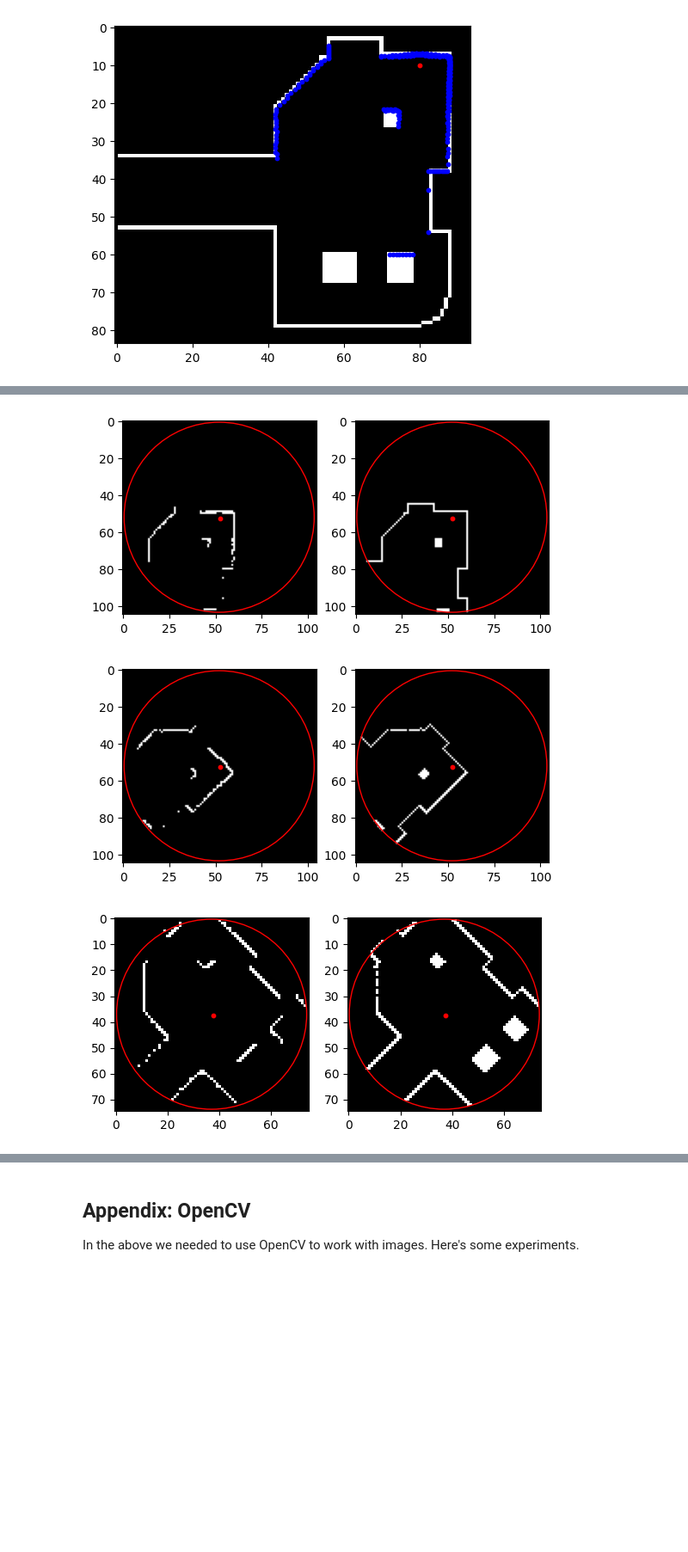
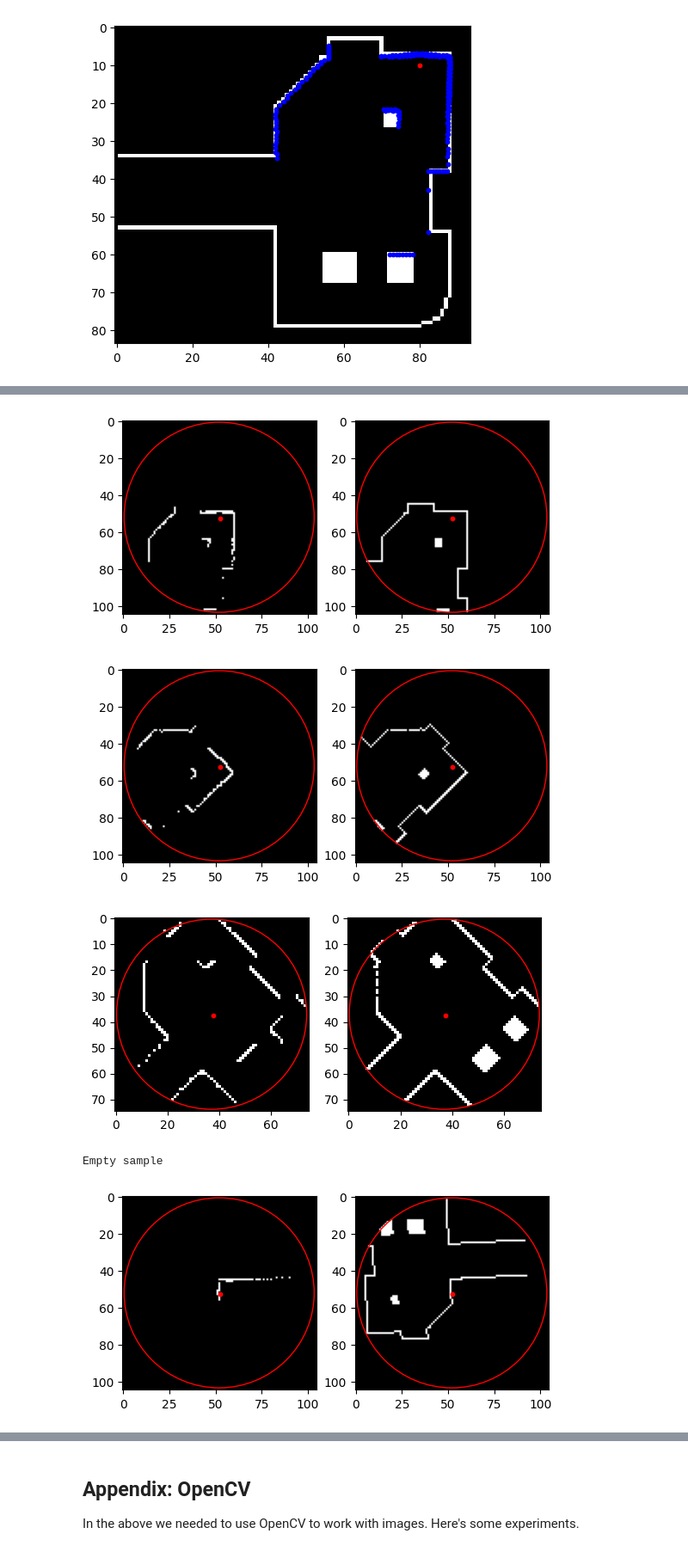
Before and after one commit to malcolmlett/robovac, a Jupyter notebook: Experiment_NN_LDS_to_OccupancyMap_1.ipynb, the cells around one changed output, grey strips where cells are left out. Shown at 86% size. Saved outputs shown, nothing was run; the diff lists cells and outputs as text; code cells hidden in the pictures; blank space fills up the shorter version.

```diff
--- a/Experiment_NN_LDS_to_OccupancyMap_1.ipynb
+++ b/Experiment_NN_LDS_to_OccupancyMap_1.ipynb
@@ -262,30 +262,37 @@ def generate_training_data_sample(semantic_map, centre, angle, **kwargs):
     ground_truth_map = rotated_crop(semantic_map, centre_px, angle, size=(size_px, size_px), mask='inner-circle')
 
     return (lds_map, ground_truth_map)
 
 def generate_training_data_sample_test(floorplan, loc_px, degrees, max_distance):
   pixel_size=6.8
   loc = np.array(loc_px) * pixel_size
   angle = np.deg2rad(degrees)
   (lds_map, truth_map) = generate_training_data_sample(floorplan, loc, angle, max_distance=max_distance, pixel_size=pixel_size)
 
+  if lds_map is None:
+    print("Empty sample")
+    return
+
   centre_px = int(truth_map.shape[1]/2), int(truth_map.shape[0]/2)
 
   plt.subplot(1,2,1)
   plt.imshow(lds_map, cmap='gray')
   plt.scatter(lds_map.shape[0]/2, lds_map.shape[1]/2, c='r', s=10)
   plt.gca().add_patch(plt.Circle(centre_px, radius=max_distance/pixel_size, linewidth=1, edgecolor='r', facecolor='none'))
 
   plt.subplot(1,2,2)
   plt.imshow(truth_map, cmap='gray')
   plt.scatter(lds_map.shape[0]/2, lds_map.shape[1]/2, c='r', s=10)
   plt.gca().add_patch(plt.Circle(centre_px, radius=max_distance/pixel_size, linewidth=1, edgecolor='r', facecolor='none'))
   plt.show()
 
 generate_training_data_sample_test(floorplan, (80.0, 10.0), 0, 350)
 generate_training_data_sample_test(floorplan, (80.0, 10.0), 45, 350)
 generate_training_data_sample_test(floorplan, (60.0, 40.0), -45, 250)
+generate_training_data_sample_test(floorplan, (73.0, 22.0), 0, 250)
 # %% [output]
 [figure]
 [figure]
 [figure]
+Empty sample
+[figure, added]
```
Also changed, not shown: parts of 3 cells of this notebook.
